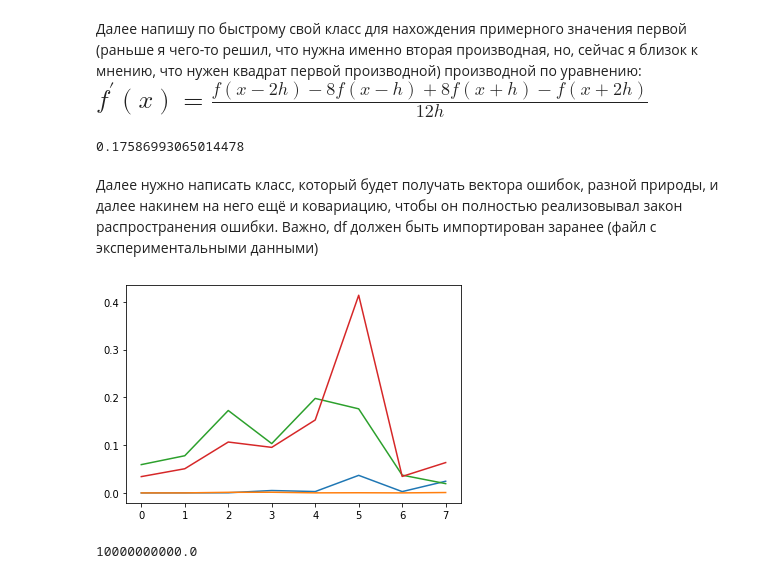
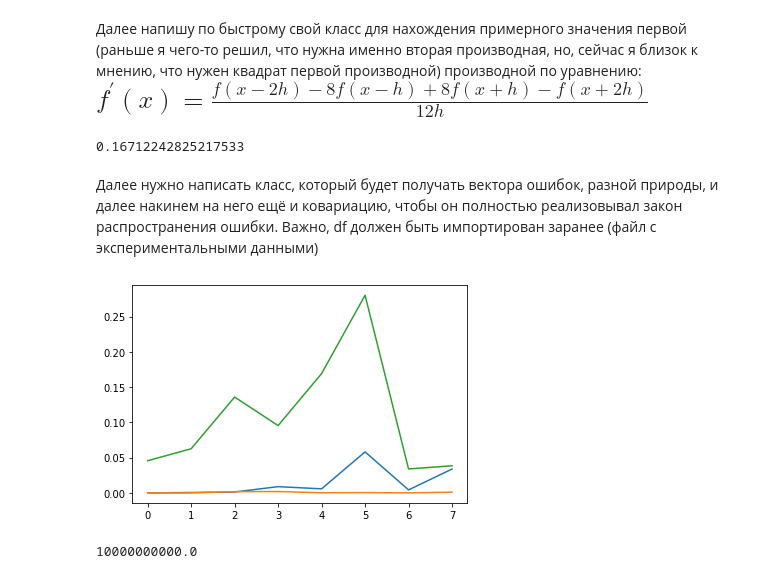
Before and after one commit to 89605502155/CourseWork4, a Jupyter notebook: task1.ipynb, the cells around one changed output. Cells and saved outputs as stored; diff of their text form; code cells hidden in the pictures.

```diff
--- a/task1.ipynb
+++ b/task1.ipynb
@@ -49,7 +49,7 @@ class Q():
         self.Ne=Ne
 
     def L(self):
-        return m.sqrt(m.pow(self.h,2)/(2*m.pi*self.T*9.1094))
+        return m.sqrt(m.pow(self.h,2)/(2*m.pi*self.T*9.1094*self.k_b))
 
     def partfunc(self, file_):
         calcul=PF()
@@ -61,15 +61,15 @@ class Q():
 
     def nt1quot(self,f1,f2,f3,Eion1,Eion2):
         if (Eion2==0):
-            return 1/(1+(2*self.alpha(f1,f2,Eion1)))
+            return 1/(1+(self.alpha(f1,f2,Eion1)))
         else:
-            return 1/(1+(2*self.alpha(f1,f2,Eion1))+self.alpha(f2,f3,Eion2))
+            return 1/(1+(self.alpha(f1,f2,Eion1)*self.alpha(f2,f3,Eion2))+self.alpha(f1,f2,Eion1))
 
     def ion1quot(self,f1,f2,f3,Eion1,Eion2):
         if (Eion2==0):
-            return self.alpha(f1,f2,Eion1)/(1+(2*self.alpha(f1,f2,Eion1)))
+            return self.alpha(f1,f2,Eion1)/(1+(self.alpha(f1,f2,Eion1)))
         else:
-            return self.alpha(f1,f2,Eion1)/(1+(2*self.alpha(f1,f2,Eion1))+self.alpha(f2,f3,Eion2))
+            return self.alpha(f1,f2,Eion1)/(1+(self.alpha(f1,f2,Eion1)*self.alpha(f2,f3,Eion2))+self.alpha(f1,f2,Eion1))
 
     def ret_stage_1(self,filepartfunc,Ex,f1,f2,f3,Eion1,Eion2):
         return (self.partfunc(filepartfunc)*m.exp((Ex*11604)/self.T))/self.nt1quot(f1,f2,f3,Eion1,Eion2)
@@ -119,7 +119,7 @@ tt
 Далее будет длинный класс, который будет уже непосредственно самой функцией f которую мы потом будем дифференцировать.
 # %%
 class f():
-    def __init__(self,T,Ne,lamb_K=404.414,lamb_N=330.24,Ex_K=3.065,
+    def __init__(self,T,Ne,lamb_K=404.414,lamb_N=330.24,Ex_K=3.06,
                 Eion1_K=4.34066354, Eion2_K=31.625, Ex_N=3.75,
                 Eion1_N=5.1390769, Eion2_N=47.28636, mass_K=39.0983,
                 mass_N=22.9898, intens_K=4062.66594, intens_N=7514.84396,
@@ -232,18 +232,19 @@ a=my_deriv(h=5,T=6170,Ne=9020000000000000,intens_K=2824.07872, intens_N=3110.569
 # %%
 m.pow(a.calc(),2)*m.pow(230.022,2)
 # %% [output]
-0.17586993065014478
+0.16712242825217533
 # %% [markdown]
 Далее нужно написать класс, который будет получать вектора ошибок, разной природы, и далее накинем на него ещё и ковариацию, чтобы он полностью реализовывал закон распространения ошибки. Важно, df должен быть импортирован заранее (файл с экспериментальными данными)
 # %%
 class vector_derivative():
-    def __init__(self,df):
+    def __init__(self,df,covar_Na_K_V=584335.2):
         self.df=df
+        self.covar_Na_K_V=covar_Na_K_V
 
     def vec_t(self):
         res=list()
         for i in range(len(df.iloc[:,0])):
-            model=my_deriv(h=5,T=df.iloc[i,5],Ne=df.iloc[i,7],
+            model=my_deriv(h=50,T=df.iloc[i,5],Ne=df.iloc[i,7],
                            intens_K=df.iloc[i,3], intens_N=df.iloc[i,1],param="T")
             res.append(m.pow(model.calc(),2)*m.pow(df.iloc[i,6],2))
         return res
@@ -251,7 +252,7 @@ class vector_derivative():
     def vec_n(self):
         res=list()
         for i in range(len(df.iloc[:,0])):
-            model=my_deriv(h=3208000000000000,T=df.iloc[i,5],Ne=df.iloc[i,7],
+            model=my_deriv(h=3208000000,T=df.iloc[i,5],Ne=df.iloc[i,7],
                            intens_K=df.iloc[i,3], intens_N=df.iloc[i,1],param="N")
             res.append(m.pow(model.calc(),2)*m.pow(df.iloc[i,8],2))
         return res
@@ -259,7 +260,7 @@ class vector_derivative():
     def vec_ik(self):
         res=list()
         for i in range(len(df.iloc[:,0])):
-            model=my_deriv(h=5,T=df.iloc[i,5],Ne=df.iloc[i,7],
+            model=my_deriv(h=50,T=df.iloc[i,5],Ne=df.iloc[i,7],
                            intens_K=df.iloc[i,3], intens_N=df.iloc[i,1],param="IK")
             res.append(m.pow(model.calc(),2)*m.pow(df.iloc[i,4],2))
         return res
@@ -267,10 +268,23 @@ class vector_derivative():
     def vec_in(self):
         res=list()
         for i in range(len(df.iloc[:,0])):
-            model=my_deriv(h=5,T=df.iloc[i,5],Ne=df.iloc[i,7],
+            model=my_deriv(h=50,T=df.iloc[i,5],Ne=df.iloc[i,7],
                            intens_K=df.iloc[i,3], intens_N=df.iloc[i,1],param="IN")
             res.append(m.pow(model.calc(),2)*m.pow(df.iloc[i,2],2))
+            #print("Na",model.calc())
         return res
+    """"
+    # Данная функция будет учитывать ковариацию интенсивностей Na и K
+    def intens_N_K(self):
+        res=list()
+        for i in range(len(df.iloc[:,0])):
+            model1=my_deriv(h=5,T=df.iloc[i,5],Ne=df.iloc[i,7],
+                           intens_K=df.iloc[i,3], intens_N=df.iloc[i,1],param="IN")
+            model=my_deriv(h=5,T=df.iloc[i,5],Ne=df.iloc[i,7],
+                           intens_K=df.iloc[i,3], intens_N=df.iloc[i,1],param="IK")
+            res.append(model.calc()*model1.calc()*self.covar_Na_K_V*2)
+        return res
+     """
 
     def main(self):
         return np.array([self.vec_t(),self.vec_n(),self.vec_ik(),self.vec_in()])
@@ -281,12 +295,12 @@ res=aaaa.main()
 # %%
 plt.plot(res[0,:])
 plt.plot(res[1,:])
-#plt.plot((res[2,:]+res[3,:]))
-plt.plot(res[2,:])
-plt.plot(res[3,:])
+plt.plot((res[2,:]+res[3,:])/2)
+#plt.plot(res[2,:]+res[3,:]+res[0,:]+res[1,:])
+#plt.plot(res[3,:])
 plt.show()
 # %% [output]
-[figure, old version]
+[figure, new version]
 # %%
 1e10
 # %% [output]
```
Also changed, not shown: parts of 2 cells of this notebook, 3 other files.
